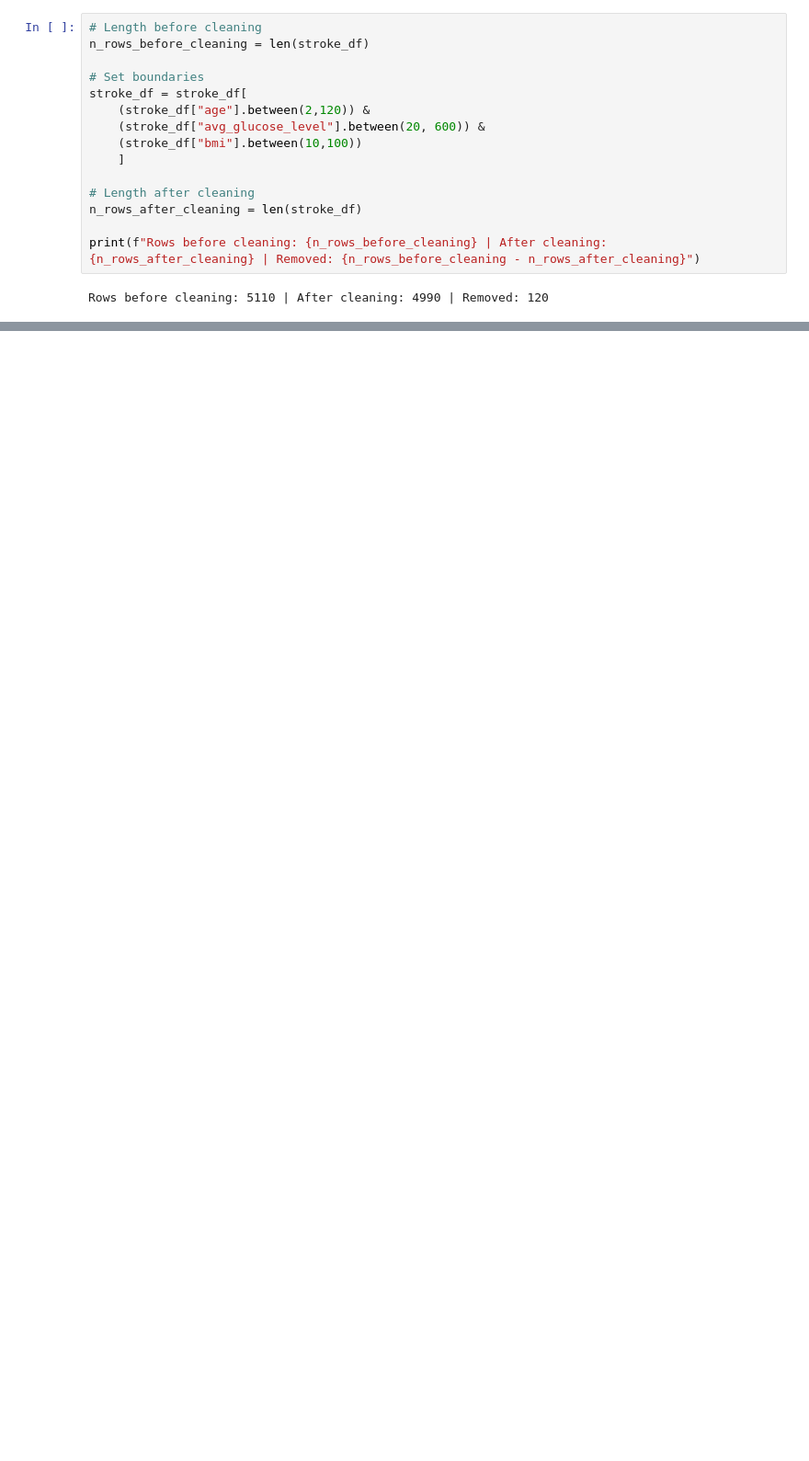
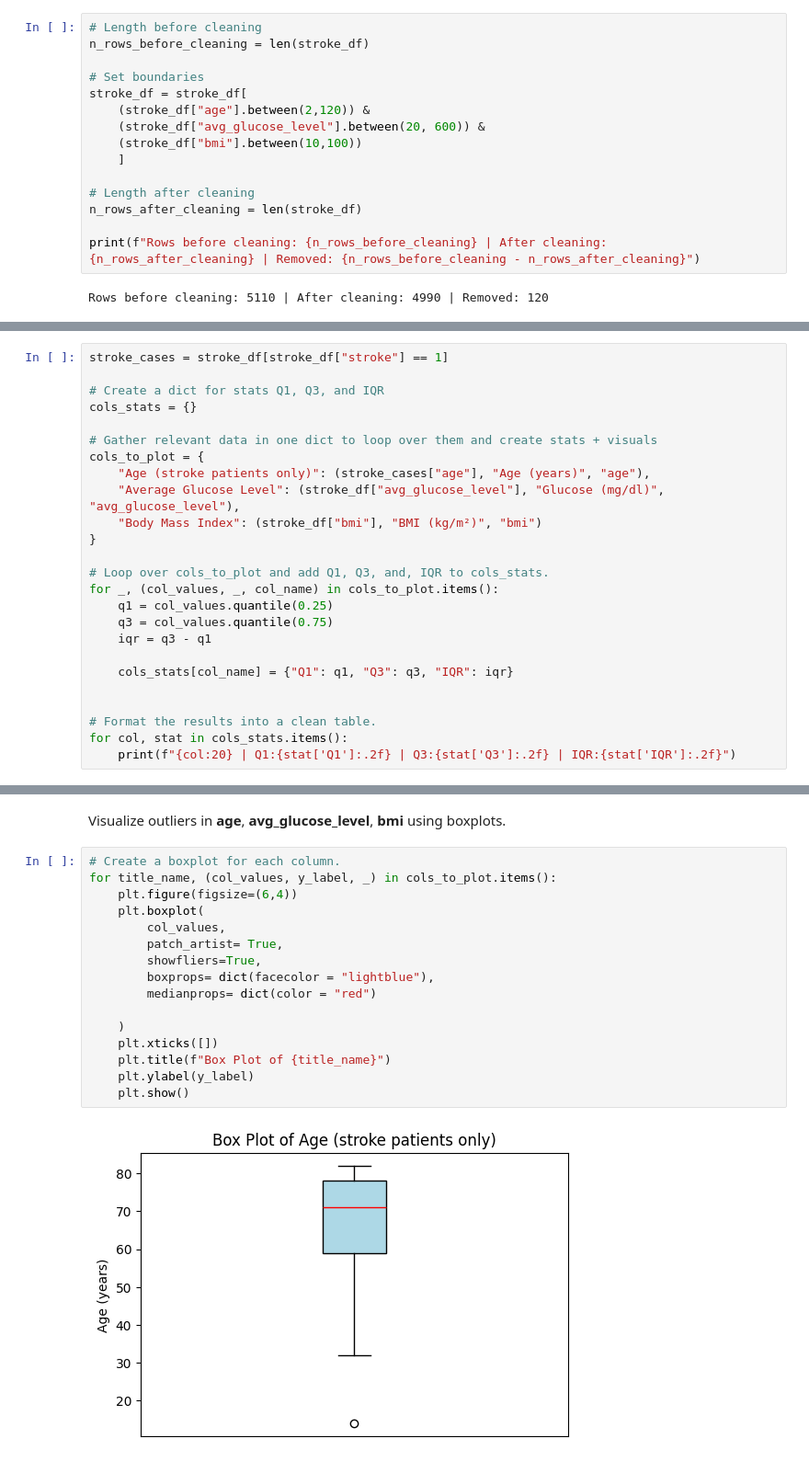
Before and after one commit to Yasir-4/data-science-practice, a Jupyter notebook: projects/mini-projects/stroke-analysis-mini-project.ipynb, the cells around one changed output, grey strips where cells are left out. Shown at 92% size. Saved outputs shown, nothing was run; the diff lists cells and outputs as text; blank space fills up the shorter version.

Commit message:
Add files via upload
Outlier treatment part one.

```diff
--- a/projects/mini-projects/stroke-analysis-mini-project.ipynb
+++ b/projects/mini-projects/stroke-analysis-mini-project.ipynb
@@ -284,0 +289,25 @@ Outlier analysis
+# %%
+stroke_cases = stroke_df[stroke_df["stroke"] == 1]
+
+# Create a dict for stats Q1, Q3, and IQR
+cols_stats = {}
+
+# Gather relevant data in one dict to loop over them and create stats + visuals
+cols_to_plot = {
+    "Age (stroke patients only)": (stroke_cases["age"], "Age (years)", "age"),
+    "Average Glucose Level": (stroke_df["avg_glucose_level"], "Glucose (mg/dl)", "avg_glucose_level"),
+    "Body Mass Index": (stroke_df["bmi"], "BMI (kg/m²)", "bmi")
+}
+
+# Loop over cols_to_plot and add Q1, Q3, and, IQR to cols_stats.
+for _, (col_values, _, col_name) in cols_to_plot.items():
+    q1 = col_values.quantile(0.25)
+    q3 = col_values.quantile(0.75)
+    iqr = q3 - q1
+
+    cols_stats[col_name] = {"Q1": q1, "Q3": q3, "IQR": iqr}
+
+
+# Format the results into a clean table.
+for col, stat in cols_stats.items():
+    print(f"{col:20} | Q1:{stat['Q1']:.2f} | Q3:{stat['Q3']:.2f} | IQR:{stat['IQR']:.2f}")
@@ -284,0 +318,20 @@ Outlier analysis
+# %% [markdown]
+Visualize outliers in **age**, **avg_glucose_level**, **bmi** using boxplots.
+# %%
+# Create a boxplot for each column.
+for title_name, (col_values, y_label, _) in cols_to_plot.items():
+    plt.figure(figsize=(6,4))
+    plt.boxplot(
+        col_values,
+        patch_artist= True,
+        showfliers=True,
+        boxprops= dict(facecolor = "lightblue"),
+        medianprops= dict(color = "red")
+
+    )
+    plt.xticks([])
+    plt.title(f"Box Plot of {title_name}")
+    plt.ylabel(y_label)
+    plt.show()
+# %% [output]
+[figure, added]
```
Also changed, not shown: parts of 10 cells of this notebook.
